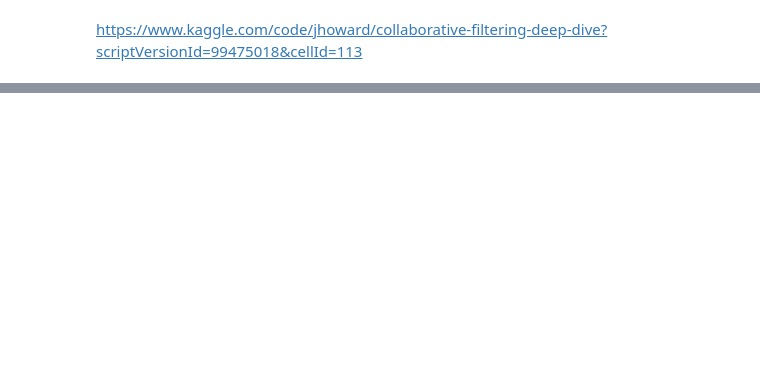
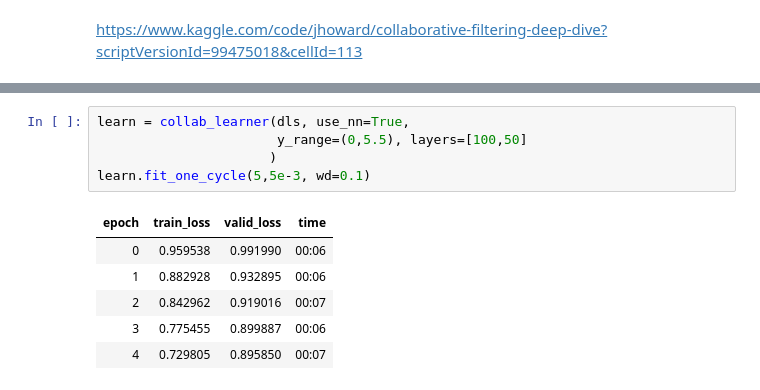
Before and after one commit to jeffreysanglin/collaborative_filtering_practice, a Jupyter notebook: [L6]CollabPractice.ipynb, the cells around one changed output, grey strips where cells are left out. Drawn from its saved outputs; the diff is of its cells as text; blank space fills up the shorter version.

```diff
--- a/[L6]CollabPractice.ipynb
+++ b/[L6]CollabPractice.ipynb
@@ -389,0 +428,12 @@ https://www.kaggle.com/code/jhoward/collaborative-filtering-deep-dive?scriptVers
+# %%
+learn = collab_learner(dls, use_nn=True,
+                       y_range=(0,5.5), layers=[100,50]
+                      )
+learn.fit_one_cycle(5,5e-3, wd=0.1)
+# %% [output]
+| epoch | train_loss | valid_loss | time |
+| 0 | 0.959538 | 0.991990 | 00:06 |
+| 1 | 0.882928 | 0.932895 | 00:06 |
+| 2 | 0.842962 | 0.919016 | 00:07 |
+| 3 | 0.775455 | 0.899887 | 00:06 |
+| 4 | 0.729805 | 0.895850 | 00:07 |
```
Also changed, not shown: parts of 19 cells of this notebook.
